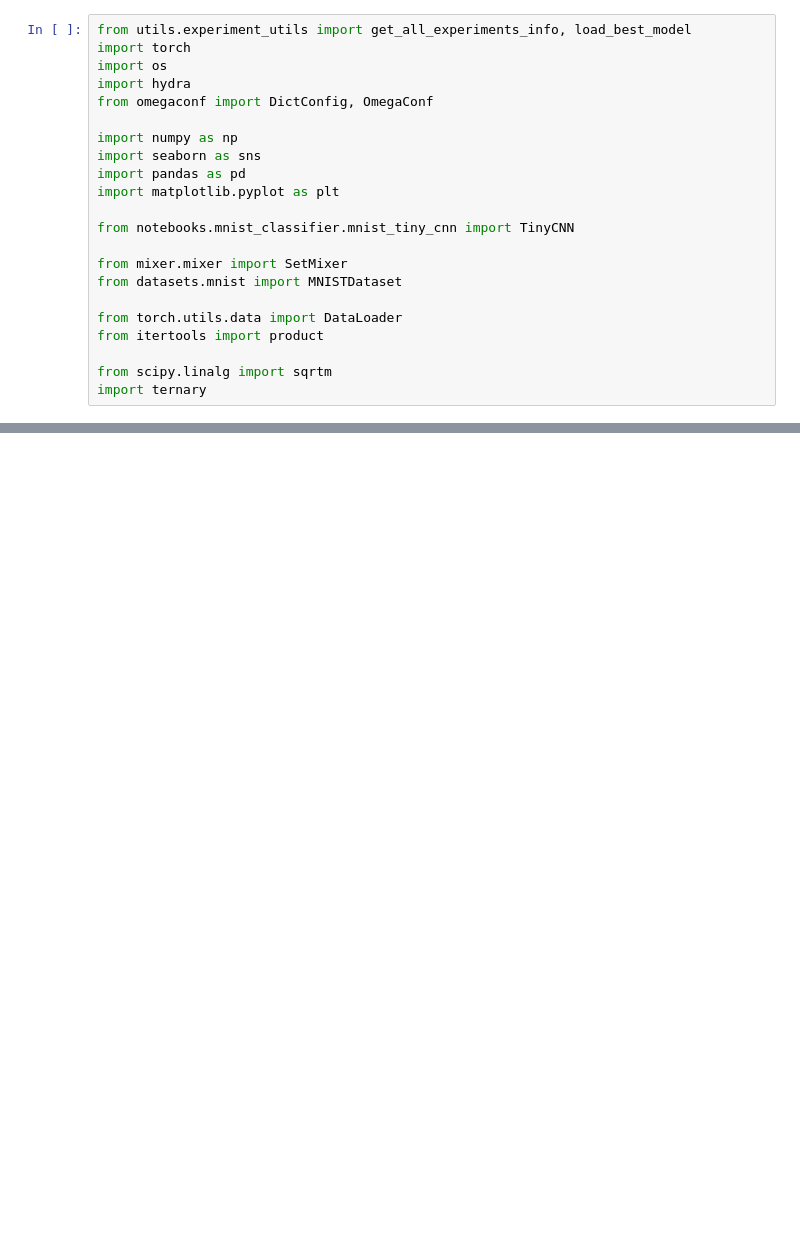
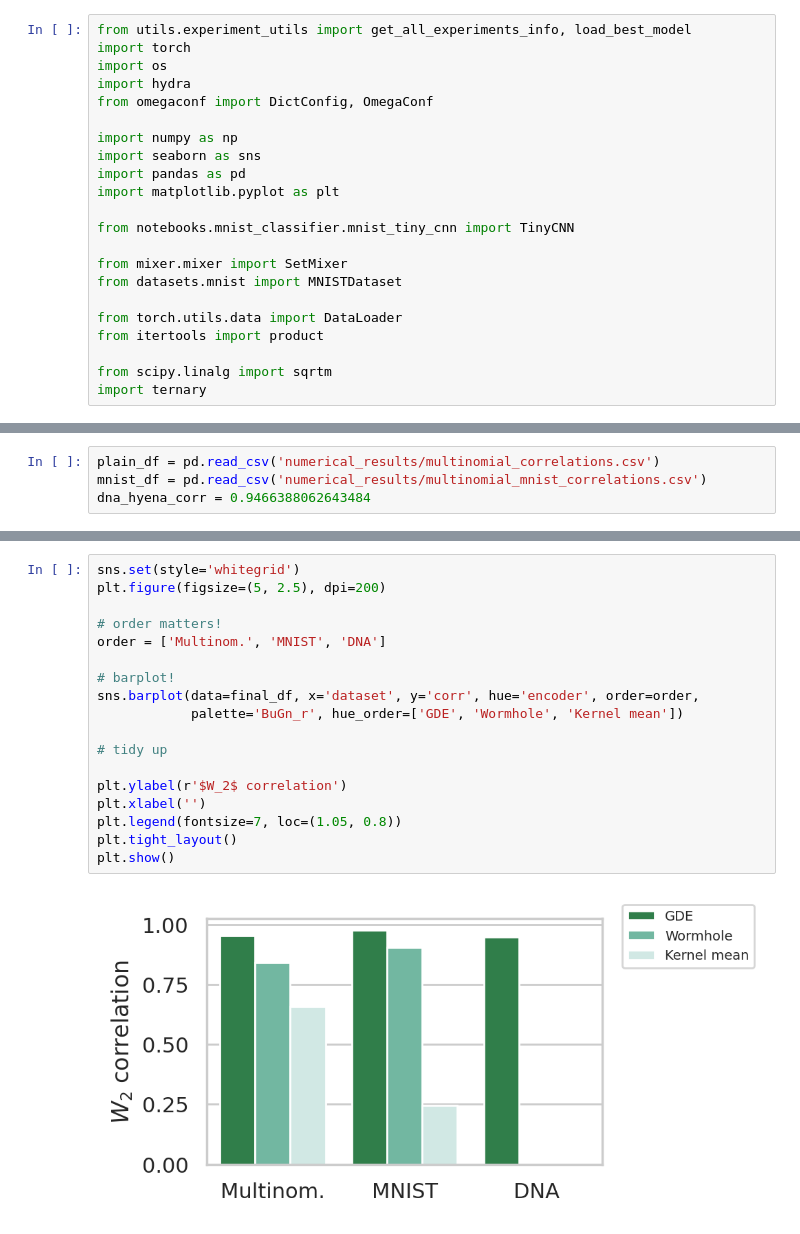
Before and after one commit to njwfish/DistributionEmbeddings, a Jupyter notebook: notebooks/multinomial_fig.ipynb, the cells around one changed output, grey strips where cells are left out. Cells and saved outputs as stored; diff of their text form; blank space fills up the shorter version.

```diff
--- a/notebooks/multinomial_fig.ipynb
+++ b/notebooks/multinomial_fig.ipynb
@@ -39,0 +114,4 @@ AttributeError: 'list' object has no attribute 'flatten'
+# %%
+plain_df = pd.read_csv('numerical_results/multinomial_correlations.csv')
+mnist_df = pd.read_csv('numerical_results/multinomial_mnist_correlations.csv')
+dna_hyena_corr = 0.9466388062643484
@@ -39,0 +155,20 @@ AttributeError: 'list' object has no attribute 'flatten'
+# %%
+sns.set(style='whitegrid')
+plt.figure(figsize=(5, 2.5), dpi=200)
+
+# order matters!
+order = ['Multinom.', 'MNIST', 'DNA']
+
+# barplot!
+sns.barplot(data=final_df, x='dataset', y='corr', hue='encoder', order=order,
+            palette='BuGn_r', hue_order=['GDE', 'Wormhole', 'Kernel mean'])
+
+# tidy up
+
+plt.ylabel(r'$W_2$ correlation')
+plt.xlabel('')
+plt.legend(fontsize=7, loc=(1.05, 0.8))
+plt.tight_layout()
+plt.show()
+# %% [output]
+[figure, added]
```
Also changed, not shown: parts of 5 cells of this notebook, 13 other files.
